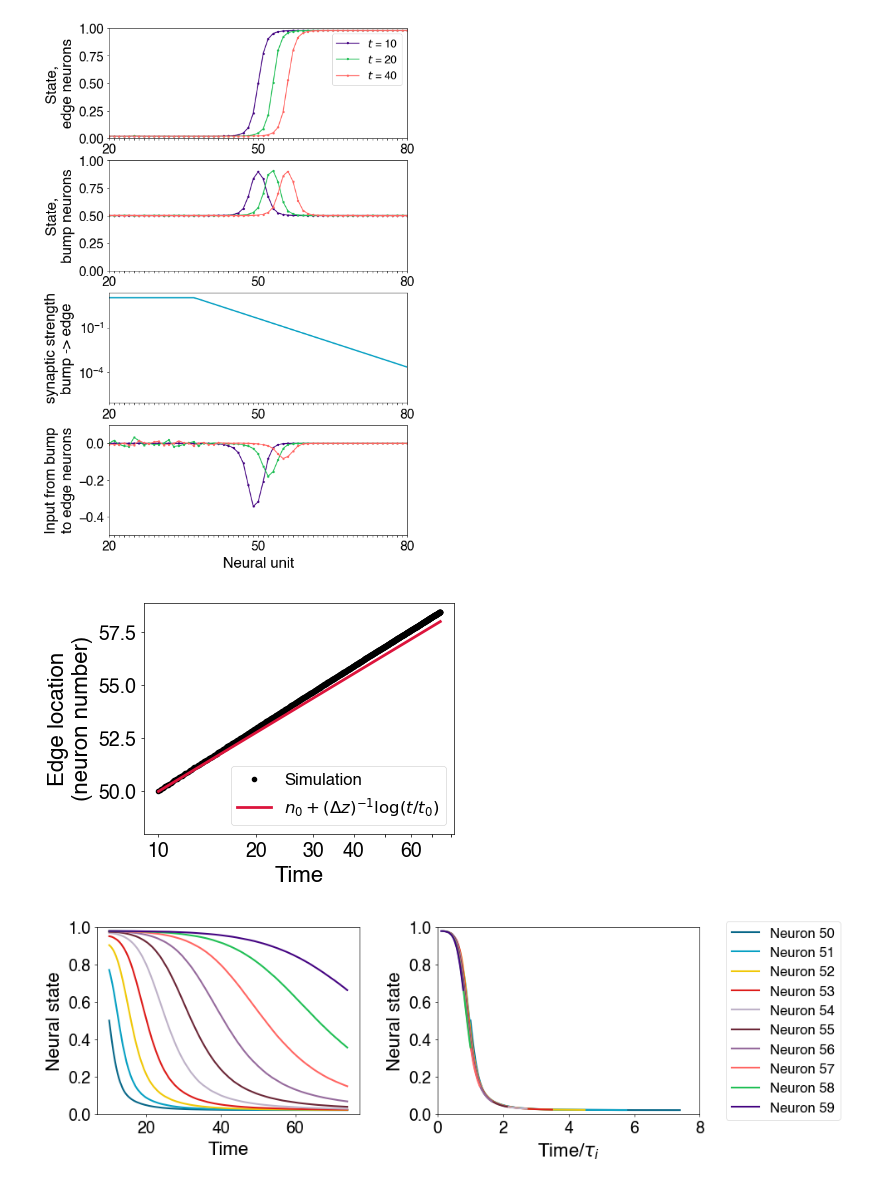
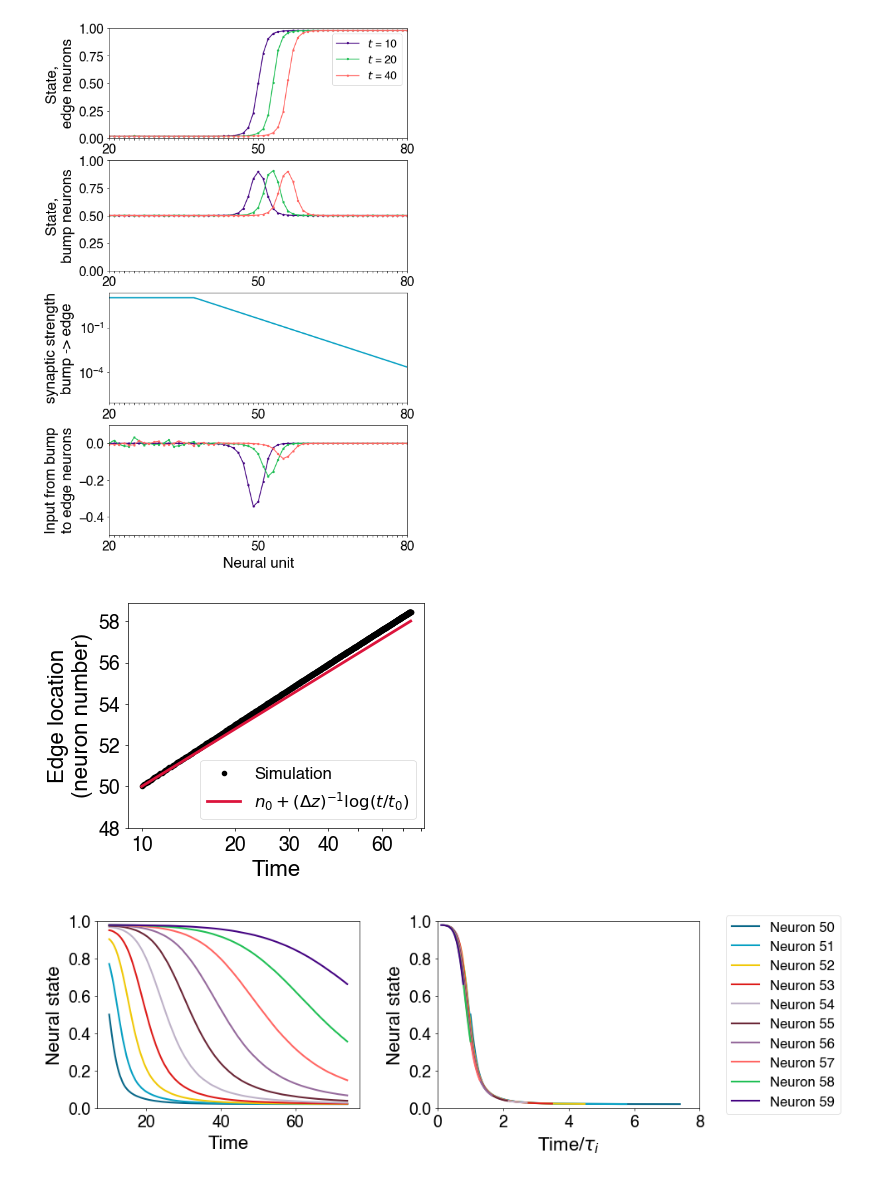
Before and after one commit to Collective-Logic-Lab/laplace-decisions, a Jupyter notebook: laplace-CAN-paper-figures.ipynb, the cells around one changed output. Cells and saved outputs as stored; diff of their text form; code cells hidden in the pictures.

```diff
--- a/laplace-CAN-paper-figures.ipynb
+++ b/laplace-CAN-paper-figures.ipynb
@@ -216,9 +223,10 @@ lf.translation_simulation_plot(net_symmetric,rates_symmetric,states_symmetric,
 # %%
 lf.edge_location_plot(net_symmetric,states_symmetric,n_0_symmetric,t_0_symmetric,delta_z)
 plt.xticks(t_0_symmetric*np.array([1,2,3,4,6]),t_0_symmetric*np.array([1,2,3,4,6]));
-plt.yticks(
+plt.yticks(n_0_symmetric+np.arange(-2,10,2));
+plt.savefig('240214_symmetric_edge_location.pdf')
 # %% [output]
-[figure, old version]
+[figure, new version]
 # %%
 lf.time_rescaling_plot(rates_symmetric,n_0_symmetric,t_0_symmetric,delta_z,
                    state_min=0,state_max=1,
```
Also changed, not shown: parts of 8 cells of this notebook, 1 other file.
